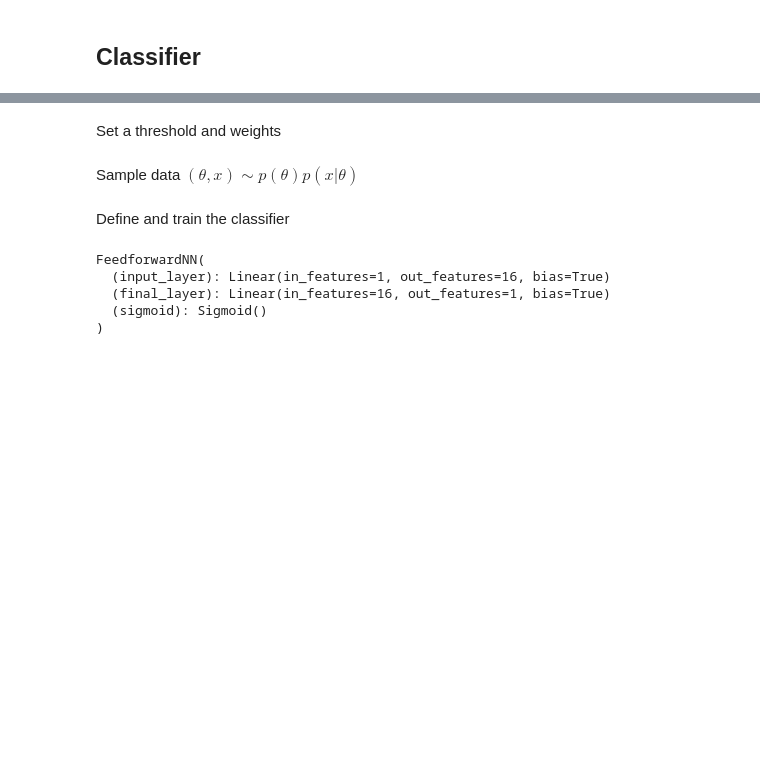
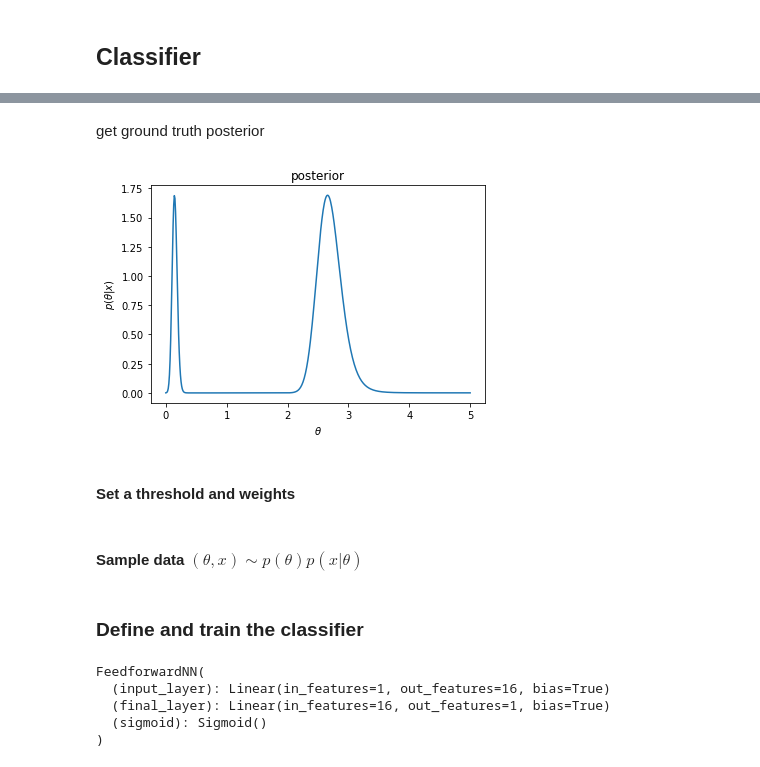
Before and after one commit to mackelab/amortized-decision-making, a Jupyter notebook: scripts/classifier.ipynb, the cells around one changed output, grey strips where cells are left out. Drawn from its saved outputs; the diff is of its cells as text; code cells hidden in the pictures; blank space fills up the shorter version.

```diff
--- a/scripts/classifier.ipynb
+++ b/scripts/classifier.ipynb
@@ -66,10 +70,49 @@ with mpl.rc_context(fname="loss_calibration/.matplotlibrc"):
+# %% [markdown]
+get ground truth posterior
+# %%
+def evaluate_prior(theta):
+    return prior.log_prob(theta)
+
+def evaluate_likelihood(theta, x): # p(x|theta)
+    mean = 50 + 0.5*theta*(5-theta)**4
+    noise_dist = Normal(mean, 10)
+    return noise_dist.log_prob(x)
+
+def evaluate_joint(theta, x):
+    l = evaluate_likelihood(theta, x)
+    p = evaluate_prior(theta).unsqueeze(1)
+    return l + p
+
+def normalize(values, lower, upper, resolution):
+    sum_val = torch.sum(values)
+    return sum_val * (upper - lower) / resolution
+
+def gt_posterior(x):
+    resolution = 500
+    lower = 0.001
+    upper = 4.999
+    theta_grid = torch.linspace(lower, upper, resolution).unsqueeze(1)
+    joint = evaluate_joint(theta_grid, x)
+    joint_ = torch.exp(joint)
+    norm_constant = normalize(joint_, lower, upper, resolution)
+    norm_joint = joint_ / norm_constant
+    return norm_joint
+# %%
+xx = gt_posterior(torch.tensor([90]))
+# %%
+import numpy as np
+plt.plot(np.linspace(0, 5, 500), xx)
+plt.xlabel(r'$\theta$'); plt.ylabel(r'$p(\theta|x)$'); plt.title('posterior')
+plt.show()
+# %% [output]
+[figure, added]
 # %% [markdown]
-Set a threshold and weights
+#### Set a threshold and weights
 # %%
 weights = [5.,1.]
 threshold = 2.0
 # %% [markdown]
-Sample data $(\theta, x) \sim p(\theta)p(x|\theta)$
+#### Sample data $(\theta, x) \sim p(\theta)p(x|\theta)$
 # %%
 N = 10000
 
@@ -78,7 +121,7 @@ x_train = simulator(th_train)
 
 d_train = (th_train>threshold).float()  #labels 0,1
 # %% [markdown]
-Define and train the classifier
+### Define and train the classifier
 # %%
 clf = FeedforwardNN(1, [16], 1)
 clf
```
Also changed, not shown: parts of 23 cells of this notebook.
